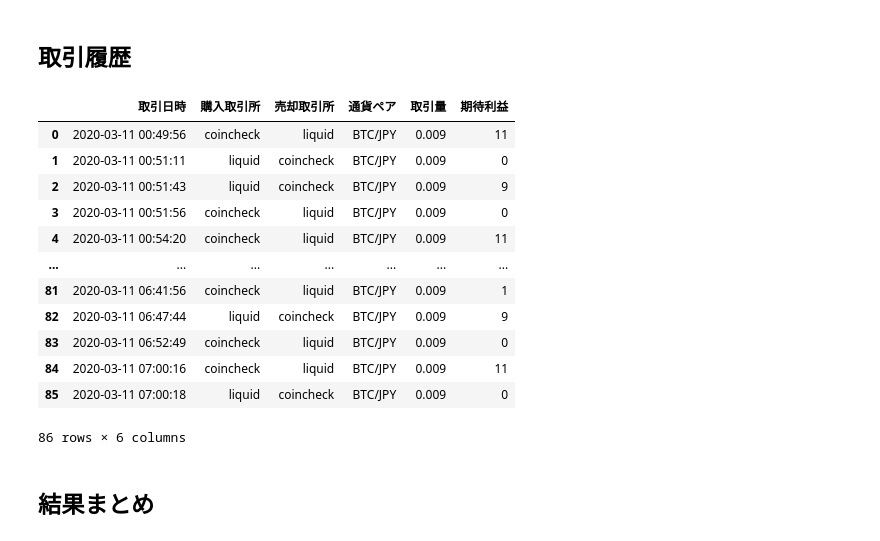
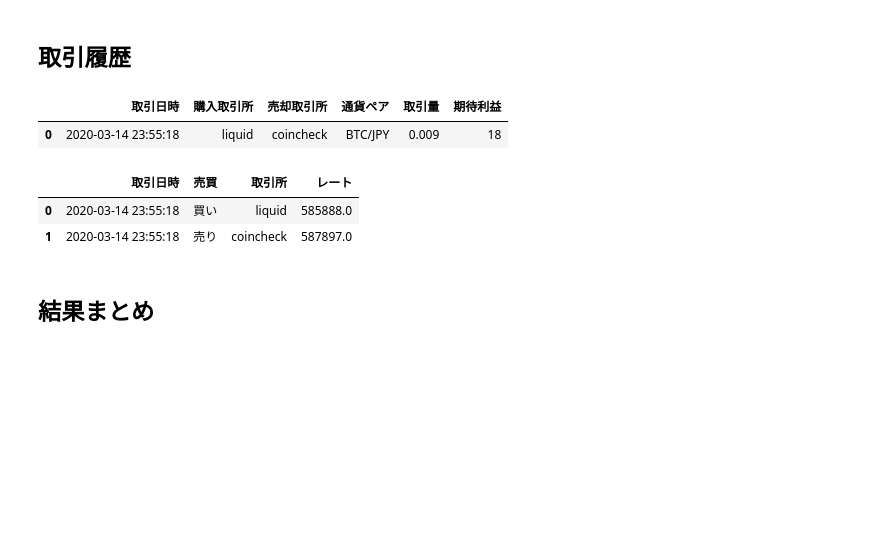
Before and after one commit to tsu-nera/bakuchi, a Jupyter notebook: notebooks/backtest.ipynb, the cells around one changed output. Cells and saved outputs as stored; diff of their text form; code cells hidden in the pictures; blank space fills up the shorter version.

```diff
--- a/notebooks/backtest.ipynb
+++ b/notebooks/backtest.ipynb
@@ -17,7 +19,7 @@ from src.utils.backtesting import Backtesting, run_backtesting
 # %% [output]
 File doesn't exist
 # %%
-timestamp="2003110046"
+timestamp="2003142355"
 # %%
 bt = Backtesting(timestamp)
 # %%
@@ -34,25 +36,23 @@ bt.run(amount=0.009, profit_margin_threshold=1000)
 # %% [markdown]
 ##  取引履歴
 # %%
-histories = bt.get_arbitrage_histories()
+arbitrage_histories = bt.get_arbitrage_histories()
 
 headers = ["取引日時", "購入取引所", "売却取引所", "通貨ペア", "取引量", "期待利益"]
-histories_df = pd.DataFrame(histories, columns=headers)
-histories_df
+arbitrage_histories_df = pd.DataFrame(arbitrage_histories, columns=headers)
+arbitrage_histories_df
 # %% [output]
 |  | 取引日時 | 購入取引所 | 売却取引所 | 通貨ペア | 取引量 | 期待利益 |
-| 0 | 2020-03-11 00:49:56 | coincheck | liquid | BTC/JPY | 0.009 | 11 |
-| 1 | 2020-03-11 00:51:11 | liquid | coincheck | BTC/JPY | 0.009 | 0 |
-| 2 | 2020-03-11 00:51:43 | liquid | coincheck | BTC/JPY | 0.009 | 9 |
-| 3 | 2020-03-11 00:51:56 | coincheck | liquid | BTC/JPY | 0.009 | 0 |
-| 4 | 2020-03-11 00:54:20 | coincheck | liquid | BTC/JPY | 0.009 | 11 |
-| ... | ... | ... | ... | ... | ... | ... |
-| 81 | 2020-03-11 06:41:56 | coincheck | liquid | BTC/JPY | 0.009 | 1 |
-| 82 | 2020-03-11 06:47:44 | liquid | coincheck | BTC/JPY | 0.009 | 9 |
-| 83 | 2020-03-11 06:52:49 | coincheck | liquid | BTC/JPY | 0.009 | 0 |
-| 84 | 2020-03-11 07:00:16 | coincheck | liquid | BTC/JPY | 0.009 | 11 |
-| 85 | 2020-03-11 07:00:18 | liquid | coincheck | BTC/JPY | 0.009 | 0 |
+| 0 | 2020-03-14 23:55:18 | liquid | coincheck | BTC/JPY | 0.009 | 18 |
-86 rows × 6 columns
+# %%
+histories = bt.get_trade_histories()
+headers = ["取引日時",  "売買",  "取引所", "レート"]
+histories_df = pd.DataFrame(histories, columns=headers)
+histories_df
+# %% [output]
+|  | 取引日時 | 売買 | 取引所 | レート |
+| 0 | 2020-03-14 23:55:18 | 買い | liquid | 585888.0 |
+| 1 | 2020-03-14 23:55:18 | 売り | coincheck | 587897.0 |
 # %% [markdown]
 ## 結果まとめ
 # %%
```
Also changed, not shown: parts of 10 cells of this notebook.
